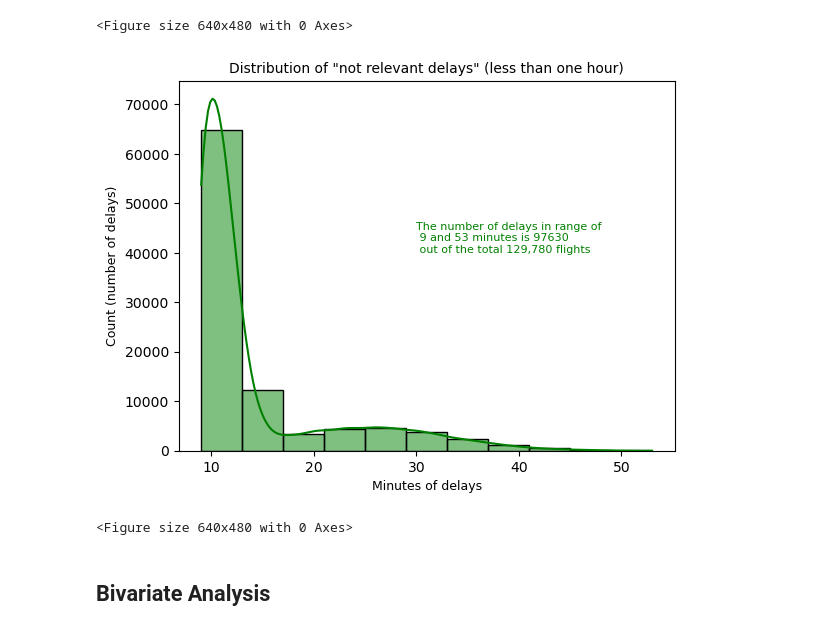
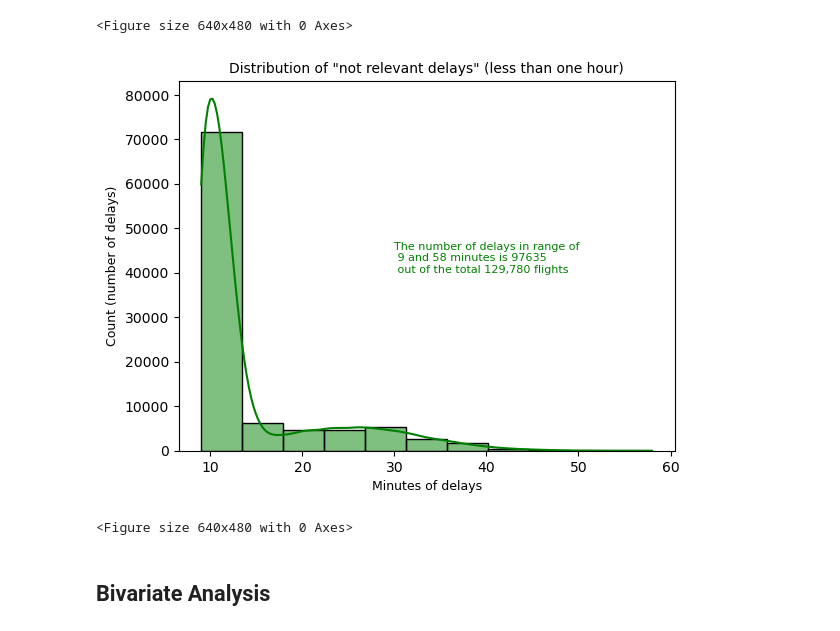
Before and after one commit to LiZoMark841619/Balazs1982, a Jupyter notebook: Jupyter_files/Codecademy_Projects/Airline_analysis/Airline Analysis.ipynb, the cells around one changed output. Saved outputs shown, nothing was run; the diff lists cells and outputs as text; code cells hidden in the pictures.

```diff
--- a/Jupyter_files/Codecademy_Projects/Airline_analysis/Airline Analysis.ipynb
+++ b/Jupyter_files/Codecademy_Projects/Airline_analysis/Airline Analysis.ipynb
@@ -137,17 +137,17 @@ plt.clf()
 [figure]
 <Figure size 640x480 with 0 Axes>
 # %%
-small_delayes = flight.delay[(flight.delay >= 9) & (flight.delay <= 53)]
+small_delayes = flight.delay[(flight.delay >= 9) & (flight.delay <= 58)]
 sns.histplot(small_delayes, kde=True, bins=11, color='green')
 plt.title('Distribution of "not relevant delays" (less than one hour)', fontsize=10)
 plt.xlabel('Minutes of delays', fontsize=9)
 plt.ylabel('Count (number of delays)', fontsize=9)
 plt.text(x= 30, y= 40000, s=f'''The number of delays in range of \n {np.min(small_delayes)} and {np.max(small_delayes)} minutes is {len(small_delayes)}
  out of the total {len(flight.delay):,} flights''', fontsize=8, color='green')
 plt.show()
 plt.clf()
 # %% [output]
-[figure, old version]
+[figure, new version]
 <Figure size 640x480 with 0 Axes>
 # %%
 #print(f'The number of flights having "relevant delays" is {len(big_delayes)}.')
```
Also changed, not shown: parts of 4 cells of this notebook.
